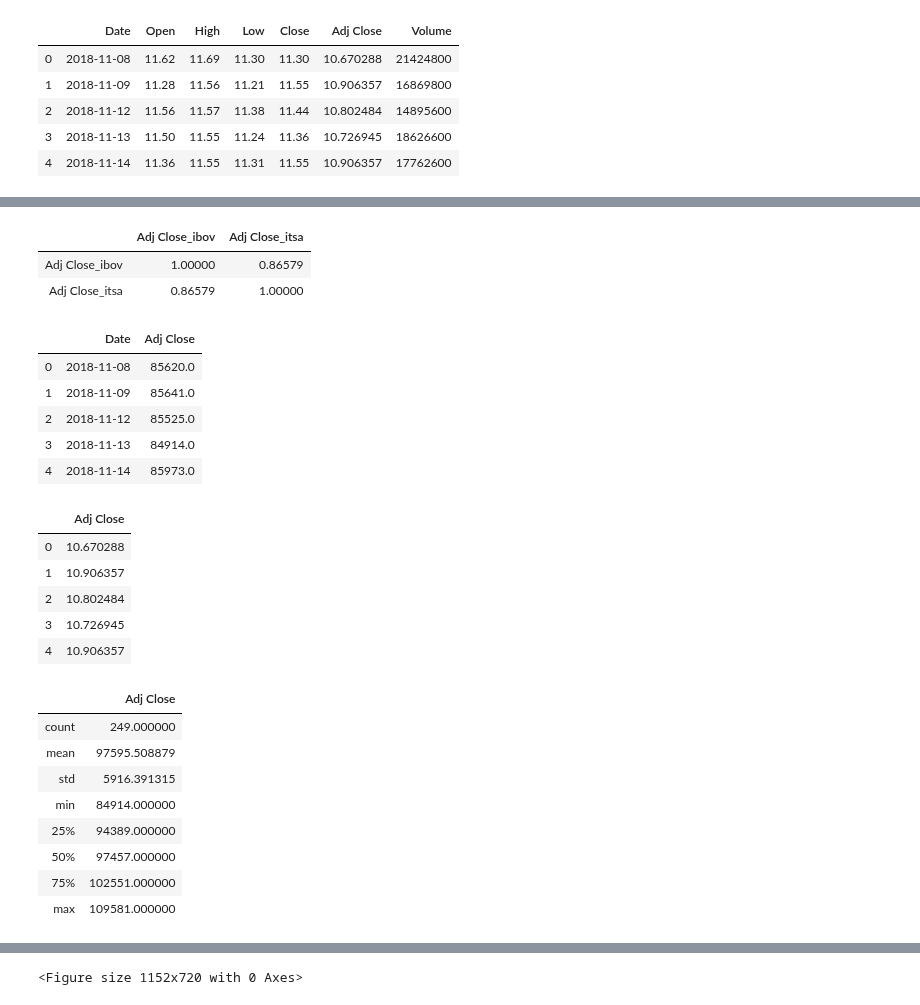
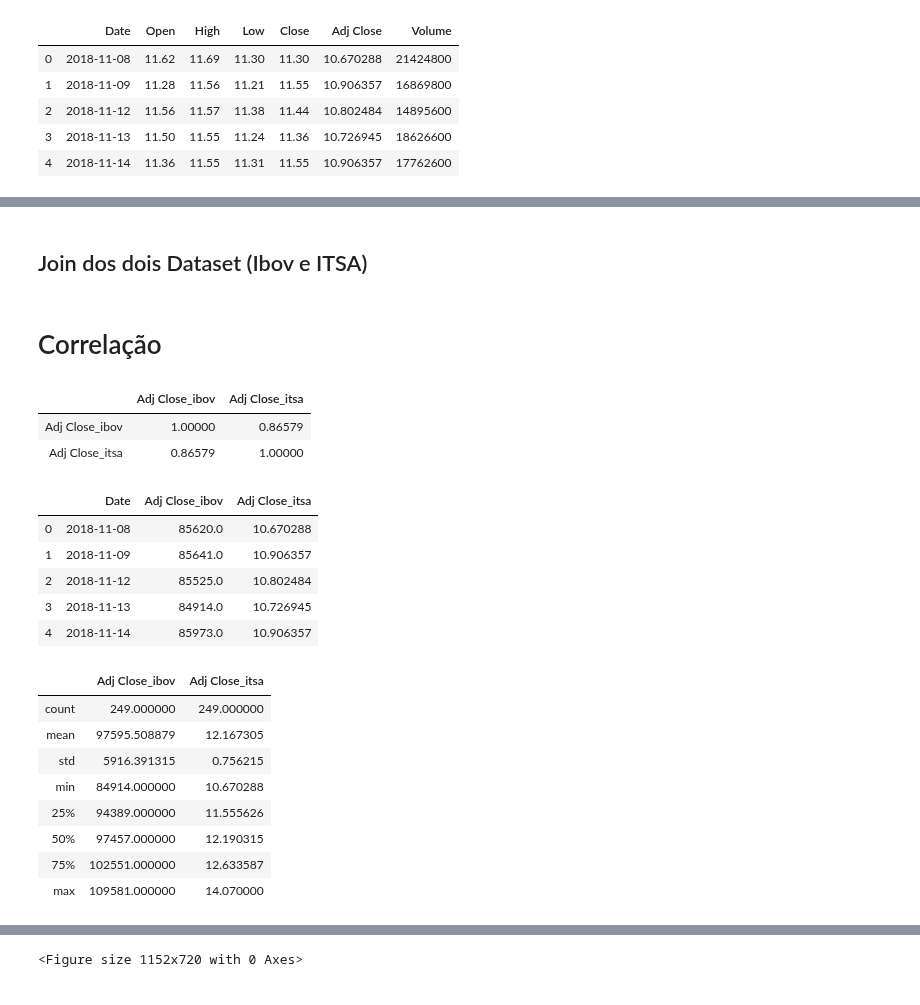
Before and after one commit to pbcarani/P3-Data-Science, a Jupyter notebook: P3_ibov_itausa.ipynb, the cells around one changed output, grey strips where cells are left out. Cells and saved outputs as stored; diff of their text form; code cells hidden in the pictures.

```diff
--- a/P3_ibov_itausa.ipynb
+++ b/P3_ibov_itausa.ipynb
@@ -49,5 +117,9 @@ preco=itsa['Adj Close']
+# %% [markdown]
+## Join dos dois Dataset (Ibov e ITSA)
 # %%
 dados=ibov.join(itsa, lsuffix='_ibov', rsuffix='_itsa')
+# %% [markdown]
+# Correlação
 # %%
 dados.corr()
 # %% [output]
@@ -55,32 +127,23 @@ dados.corr()
 | Adj Close_ibov | 1.00000 | 0.86579 |
 | Adj Close_itsa | 0.86579 | 1.00000 |
 # %%
-ibov.head()
+dados.head()
 # %% [output]
-|  | Date | Adj Close |
-| 0 | 2018-11-08 | 85620.0 |
-| 1 | 2018-11-09 | 85641.0 |
-| 2 | 2018-11-12 | 85525.0 |
-| 3 | 2018-11-13 | 84914.0 |
-| 4 | 2018-11-14 | 85973.0 |
+|  | Date | Adj Close_ibov | Adj Close_itsa |
+| 0 | 2018-11-08 | 85620.0 | 10.670288 |
+| 1 | 2018-11-09 | 85641.0 | 10.906357 |
+| 2 | 2018-11-12 | 85525.0 | 10.802484 |
+| 3 | 2018-11-13 | 84914.0 | 10.726945 |
+| 4 | 2018-11-14 | 85973.0 | 10.906357 |
-# %%
-itsa.head()
-# %% [output]
-|  | Adj Close |
-| 0 | 10.670288 |
-| 1 | 10.906357 |
-| 2 | 10.802484 |
-| 3 | 10.726945 |
-| 4 | 10.906357 |
 # %%
-ibov.describe()
+dados.describe()
 # %% [output]
-|  | Adj Close |
-| count | 249.000000 |
-| mean | 97595.508879 |
-| std | 5916.391315 |
-| min | 84914.000000 |
-| 25% | 94389.000000 |
-| 50% | 97457.000000 |
-| 75% | 102551.000000 |
-| max | 109581.000000 |
+|  | Adj Close_ibov | Adj Close_itsa |
+| count | 249.000000 | 249.000000 |
+| mean | 97595.508879 | 12.167305 |
+| std | 5916.391315 | 0.756215 |
+| min | 84914.000000 | 10.670288 |
+| 25% | 94389.000000 | 11.555626 |
+| 50% | 97457.000000 | 12.190315 |
+| 75% | 102551.000000 | 12.633587 |
+| max | 109581.000000 | 14.070000 |
```
Also changed, not shown: parts of 35 cells of this notebook.
